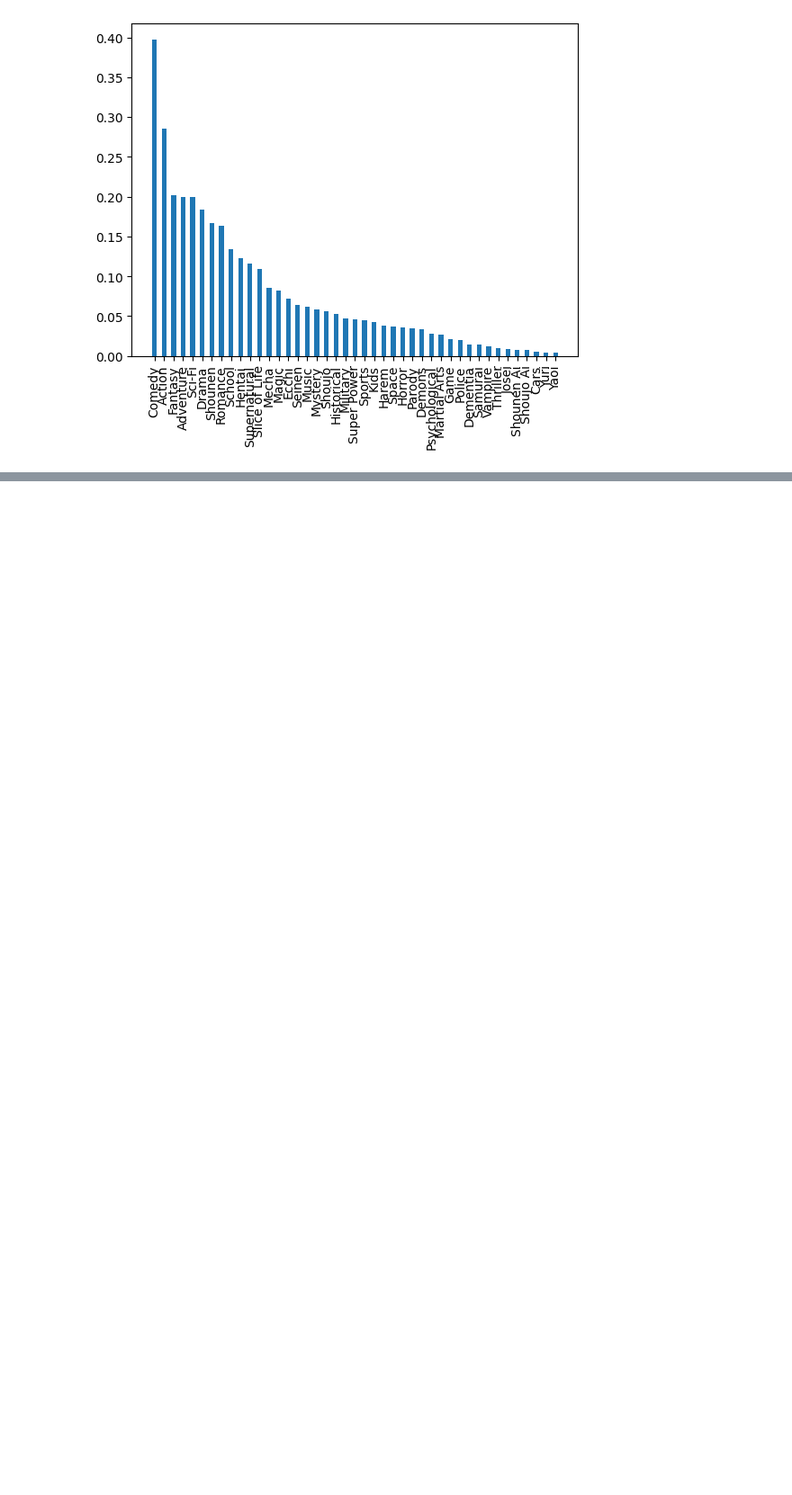
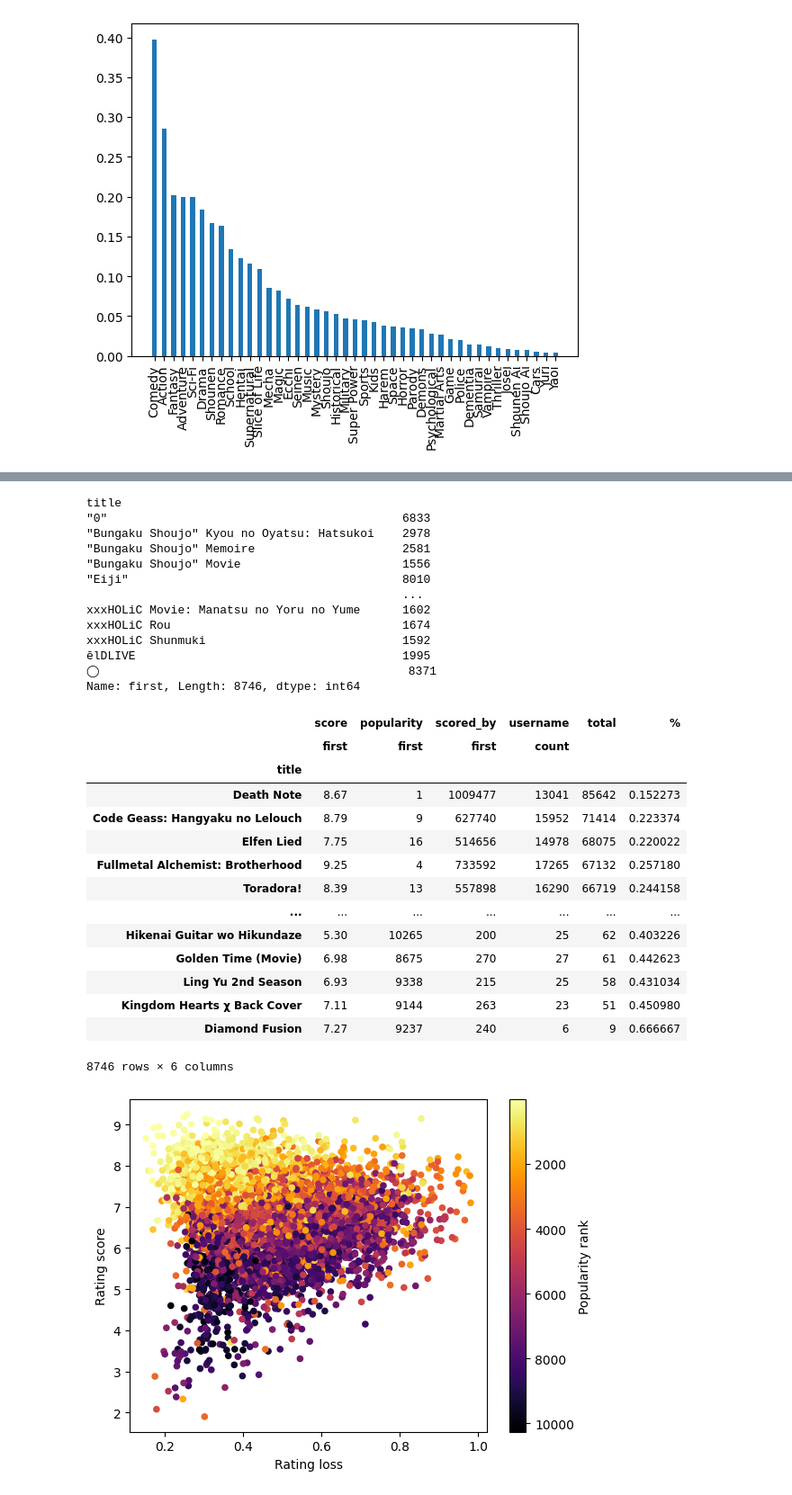
Before and after one commit to Rxsengxn/examine-anime-dataset, a Jupyter notebook: selge.ipynb, the cells around one changed output, grey strips where cells are left out. Shown: that part at 90% size. Drawn from its saved outputs; the diff is of its cells as text; code cells hidden in the pictures; blank space fills up the shorter version.

```diff
--- a/selge.ipynb
+++ b/selge.ipynb
@@ -164,0 +323,41 @@ plt.xticks(rotation=90)
+# %%
+#a = (z["scored_by"])["first"]
+a = (z["popularity"])["first"]
+print(a)
+ax = z.plot("%", "score", kind="scatter", c=a, cmap='inferno_r')
+ax.set_ylabel("Rating score")
+ax.set_xlabel("Rating loss")
+cbar = plt.gcf().get_axes()[1]
+cbar.invert_yaxis()
+cbar.set_ylabel("Popularity rank")
+z.sort_values("total", ascending=False)
+# %% [output]
+title
+"0"                                          6833
+"Bungaku Shoujo" Kyou no Oyatsu: Hatsukoi    2978
+"Bungaku Shoujo" Memoire                     2581
+"Bungaku Shoujo" Movie                       1556
+"Eiji"                                       8010
+                                             ...
+xxxHOLiC Movie: Manatsu no Yoru no Yume      1602
+xxxHOLiC Rou                                 1674
+xxxHOLiC Shunmuki                            1592
+ēlDLIVE                                      1995
+◯                                            8371
+Name: first, Length: 8746, dtype: int64
+|  | score | popularity | scored_by | username | total | % |
+|  | first | first | first | count |  |  |
+| title |  |  |  |  |  |  |
+| Death Note | 8.67 | 1 | 1009477 | 13041 | 85642 | 0.152273 |
+| Code Geass: Hangyaku no Lelouch | 8.79 | 9 | 627740 | 15952 | 71414 | 0.223374 |
+| Elfen Lied | 7.75 | 16 | 514656 | 14978 | 68075 | 0.220022 |
+| Fullmetal Alchemist: Brotherhood | 9.25 | 4 | 733592 | 17265 | 67132 | 0.257180 |
+| Toradora! | 8.39 | 13 | 557898 | 16290 | 66719 | 0.244158 |
+| ... | ... | ... | ... | ... | ... | ... |
+| Hikenai Guitar wo Hikundaze | 5.30 | 10265 | 200 | 25 | 62 | 0.403226 |
+| Golden Time (Movie) | 6.98 | 8675 | 270 | 27 | 61 | 0.442623 |
+| Ling Yu 2nd Season | 6.93 | 9338 | 215 | 25 | 58 | 0.431034 |
+| Kingdom Hearts χ Back Cover | 7.11 | 9144 | 263 | 23 | 51 | 0.450980 |
+| Diamond Fusion | 7.27 | 9237 | 240 | 6 | 9 | 0.666667 |
+8746 rows × 6 columns
+[figure, added]
```
Also changed, not shown: parts of 13 cells of this notebook, 1 other file.
